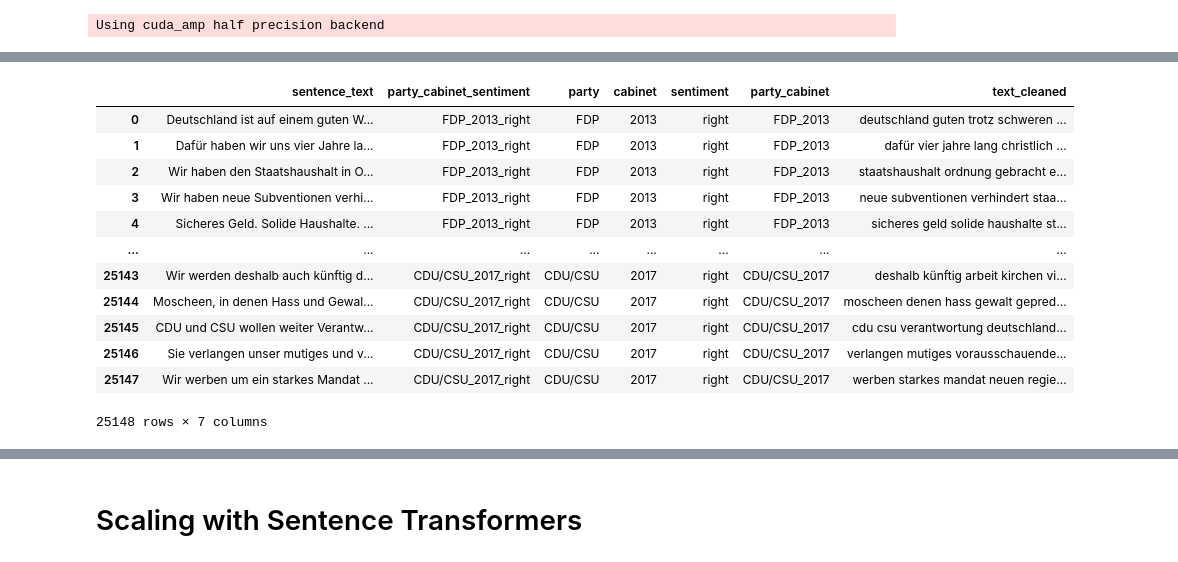
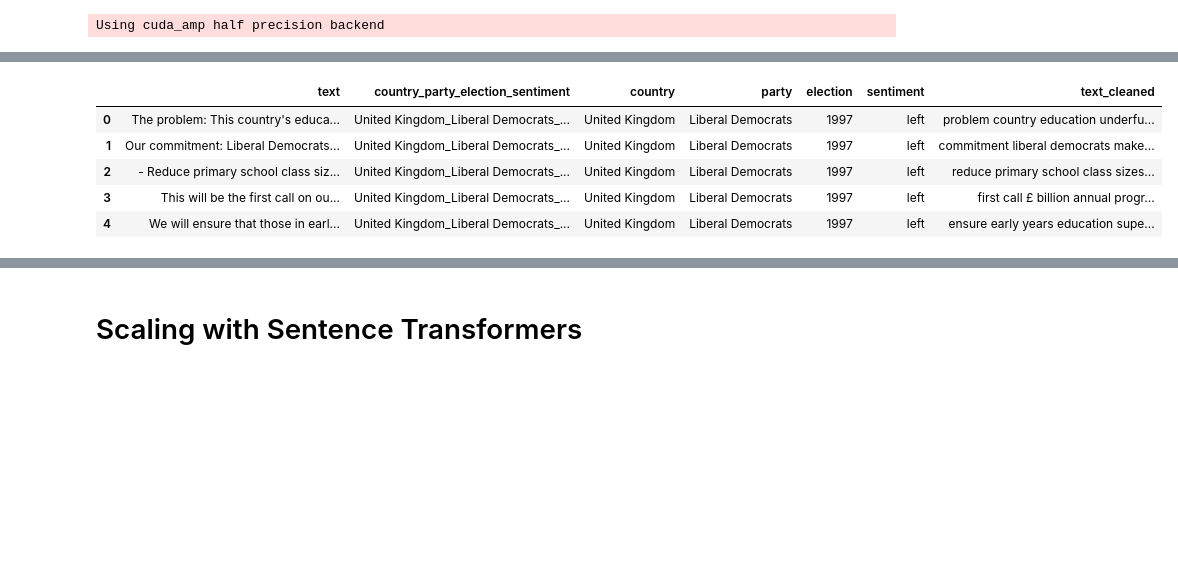
Before and after one commit to hungnguyen167/ContextScale, a Jupyter notebook: BERT_Scaler.ipynb, the cells around one changed output, grey strips where cells are left out. Saved outputs shown, nothing was run; the diff lists cells and outputs as text; code cells hidden in the pictures; blank space fills up the shorter version.

```diff
--- a/BERT_Scaler.ipynb
+++ b/BERT_Scaler.ipynb
@@ -253,5 +235,0 @@ manifesto_regrouped = pd.concat([manifesto_regrouped, df_cols], axis=1)
-# %%
-manifesto_regrouped.columns = ['sentence_text', 'party_cabinet_sentiment', 'party', 'cabinet','sentiment']
-# %%
-manifesto_regrouped['party_cabinet'] = manifesto_regrouped.party.str.cat(others=[manifesto_regrouped.cabinet], sep='_')
-manifesto_regrouped
@@ -520,9 +454,19 @@ def clean_text(text, stopwords):
 # %%
 outputs = []
-for idx, text in enumerate(manifesto_regrouped['sentence_text']):
+for idx, text in enumerate(manifesto_regrouped['text']):
     if idx % 1000 ==0:
         print(f'Cleaning the {idx}th sentence')
-    outputs.append(clean_text(text, stopwords.words('german')))
+    country = manifesto_regrouped.loc[idx,'country'].lower()
+    if country == 'france':
+        outputs.append(clean_text(text, stopwords.words('french')))
+    elif country == 'germany':
+        outputs.append(clean_text(text, stopwords.words('german')))
+    elif country == 'italy':
+        outputs.append(clean_text(text, stopwords.words('italian')))
+    elif country == 'spain':
+        outputs.append(clean_text(text, stopwords.words('spanish')))
+    else:
+        outputs.append(clean_text(text, stopwords.words('english')))
 # %% [output]
 Cleaning the 0th sentence
 Cleaning the 1000th sentence
@@ -630,8 +562,18 @@ dtype: float64
 # %%
 ## We train word2vec embeddings on the GermaParl dataset before using embeddings for classification
 outputs = []
-for idx, text in enumerate(manifesto_regrouped['sentence_text']):
-    if idx % 100 ==0:
-        print(f'Cleaning the {idx+1}th sentence')
-    outputs.append(clean_text(text, stopwords.words('german')))
+for idx, text in enumerate(manifesto_regrouped['text']):
+    if idx % 1000 ==0:
+        print(f'Cleaning the {idx}th sentence')
+    country = manifesto_regrouped.loc[idx,'country'].lower()
+    if country == 'france':
+        outputs.append(clean_text(text, stopwords.words('french')))
+    elif country == 'germany':
+        outputs.append(clean_text(text, stopwords.words('german')))
+    elif country == 'italy':
+        outputs.append(clean_text(text, stopwords.words('italian')))
+    elif country == 'spain':
+        outputs.append(clean_text(text, stopwords.words('spanish')))
+    else:
+        outputs.append(clean_text(text, stopwords.words('english')))
 # %% [output]
@@ -655,21 +597,14 @@ Cleaning the 25101th sentence
 # %%
 manifesto_regrouped['text_cleaned'] = outputs
 # %%
-manifesto_regrouped
+manifesto_regrouped.head()
 # %% [output]
-|  | sentence_text | party_cabinet_sentiment | party | cabinet | sentiment | party_cabinet | text_cleaned |
-| 0 | Deutschland ist auf einem guten W... | FDP_2013_right | FDP | 2013 | right | FDP_2013 | deutschland guten trotz schweren ... |
-| 1 | Dafür haben wir uns vier Jahre la... | FDP_2013_right | FDP | 2013 | right | FDP_2013 | dafür vier jahre lang christlich ... |
-| 2 | Wir haben den Staatshaushalt in O... | FDP_2013_right | FDP | 2013 | right | FDP_2013 | staatshaushalt ordnung gebracht e... |
-| 3 | Wir haben neue Subventionen verhi... | FDP_2013_right | FDP | 2013 | right | FDP_2013 | neue subventionen verhindert staa... |
-| 4 | Sicheres Geld. Solide Haushalte. ... | FDP_2013_right | FDP | 2013 | right | FDP_2013 | sicheres geld solide haushalte st... |
-| ... | ... | ... | ... | ... | ... | ... | ... |
-| 25143 | Wir werden deshalb auch künftig d... | CDU/CSU_2017_right | CDU/CSU | 2017 | right | CDU/CSU_2017 | deshalb künftig arbeit kirchen vi... |
-| 25144 | Moscheen, in denen Hass und Gewal... | CDU/CSU_2017_right | CDU/CSU | 2017 | right | CDU/CSU_2017 | moscheen denen hass gewalt gepred... |
-| 25145 | CDU und CSU wollen weiter Verantw... | CDU/CSU_2017_right | CDU/CSU | 2017 | right | CDU/CSU_2017 | cdu csu verantwortung deutschland... |
-| 25146 | Sie verlangen unser mutiges und v... | CDU/CSU_2017_right | CDU/CSU | 2017 | right | CDU/CSU_2017 | verlangen mutiges vorausschauende... |
-| 25147 | Wir werben um ein starkes Mandat ... | CDU/CSU_2017_right | CDU/CSU | 2017 | right | CDU/CSU_2017 | werben starkes mandat neuen regie... |
+|  | text | country_party_election_sentiment | country | party | election | sentiment | text_cleaned |
+| 0 | The problem: This country's educa... | United Kingdom_Liberal Democrats_... | United Kingdom | Liberal Democrats | 1997 | left | problem country education underfu... |
+| 1 | Our commitment: Liberal Democrats... | United Kingdom_Liberal Democrats_... | United Kingdom | Liberal Democrats | 1997 | left | commitment liberal democrats make... |
+| 2 | - Reduce primary school class siz... | United Kingdom_Liberal Democrats_... | United Kingdom | Liberal Democrats | 1997 | left | reduce primary school class sizes... |
+| 3 | This will be the first call on ou... | United Kingdom_Liberal Democrats_... | United Kingdom | Liberal Democrats | 1997 | left | first call £ billion annual progr... |
+| 4 | We will ensure that those in earl... | United Kingdom_Liberal Democrats_... | United Kingdom | Liberal Democrats | 1997 | left | ensure early years education supe... |
-25148 rows × 7 columns
 # %%
 class corpusIterator(object):
     def __init__(self, df, bigram=None, trigram=None):
```
Also changed, not shown: parts of 304 cells of this notebook, 31 other files.
